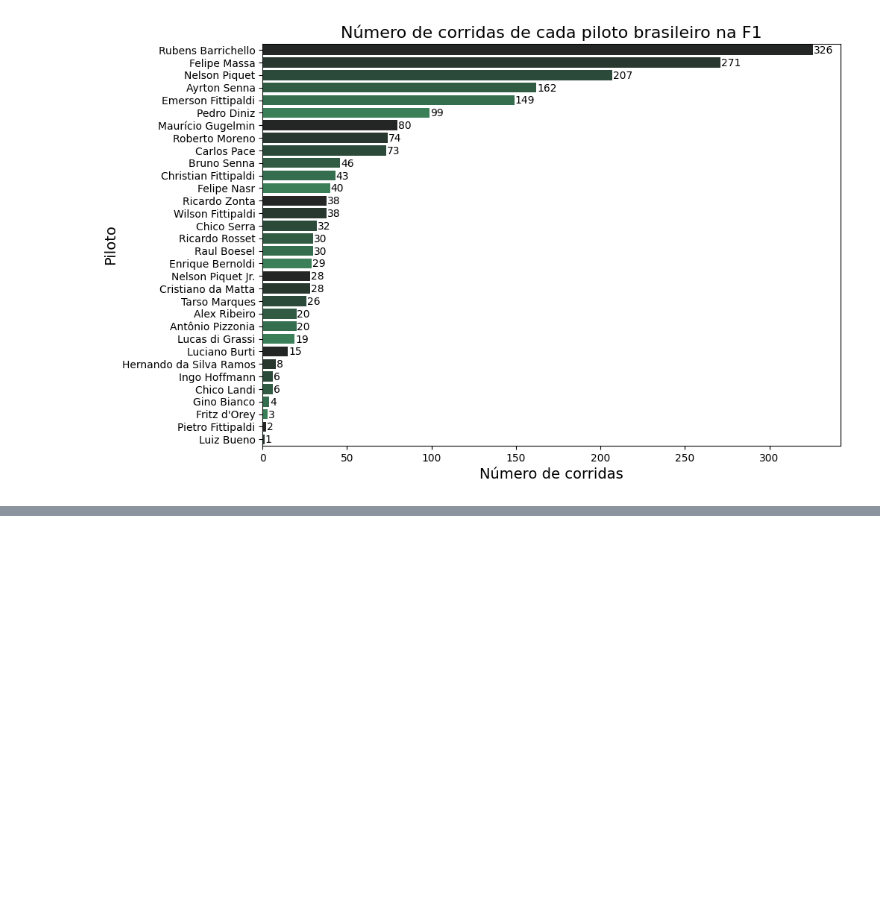
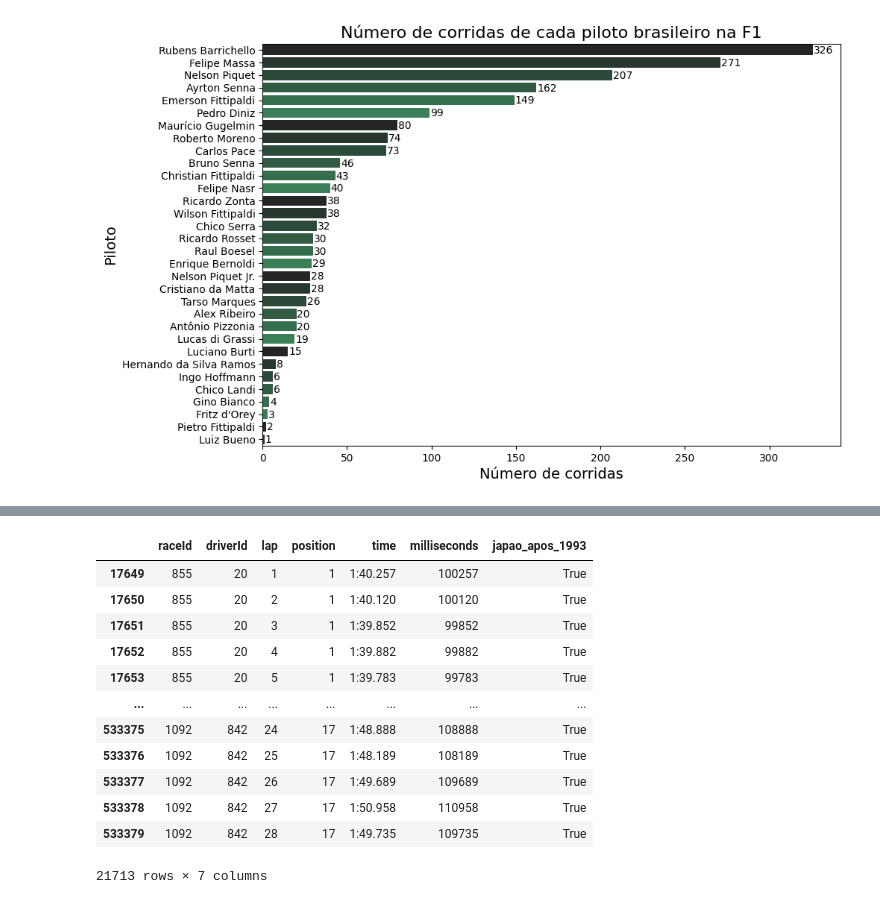
Before and after one commit to ewerton-lemes/Analise_de_dados_da_F1, a Jupyter notebook: Análise_de_dados_da_Formula_1.ipynb, the cells around one changed output, grey strips where cells are left out. Drawn from its saved outputs; the diff is of its cells as text; code cells hidden in the pictures; blank space fills up the shorter version.

```diff
--- a/Análise_de_dados_da_Formula_1.ipynb
+++ b/Análise_de_dados_da_Formula_1.ipynb
@@ -459,0 +521,4 @@ plt.show()
+# %%
+corridas_no_japao_apos_1993 = corridas.query("circuitId == 22 and year >= 1993")
+corridas_no_japao_apos_1993 = corridas_no_japao_apos_1993[['raceId', 'year']]
+corridas_no_japao_apos_1993.sort_values(by='year', ascending=True)
@@ -459,0 +547,2 @@ plt.show()
+# %%
+tempos_de_volta = pd.read_csv('drive/MyDrive/Colab Notebooks/Portifólio/Formula 1/Dados/lap_times.csv')
@@ -459,0 +606,17 @@ plt.show()
+# %%
+tempos_de_volta_japao_apos_1993 = tempos_de_volta.query('japao_apos_1993 == True')
+tempos_de_volta_japao_apos_1993
+# %% [output]
+|  | raceId | driverId | lap | position | time | milliseconds | japao_apos_1993 |
+| 17649 | 855 | 20 | 1 | 1 | 1:40.257 | 100257 | True |
+| 17650 | 855 | 20 | 2 | 1 | 1:40.120 | 100120 | True |
+| 17651 | 855 | 20 | 3 | 1 | 1:39.852 | 99852 | True |
+| 17652 | 855 | 20 | 4 | 1 | 1:39.882 | 99882 | True |
+| 17653 | 855 | 20 | 5 | 1 | 1:39.783 | 99783 | True |
+| ... | ... | ... | ... | ... | ... | ... | ... |
+| 533375 | 1092 | 842 | 24 | 17 | 1:48.888 | 108888 | True |
+| 533376 | 1092 | 842 | 25 | 17 | 1:48.189 | 108189 | True |
+| 533377 | 1092 | 842 | 26 | 17 | 1:49.689 | 109689 | True |
+| 533378 | 1092 | 842 | 27 | 17 | 1:50.958 | 110958 | True |
+| 533379 | 1092 | 842 | 28 | 17 | 1:49.735 | 109735 | True |
+21713 rows × 7 columns
```
Also changed, not shown: parts of 59 cells of this notebook.
